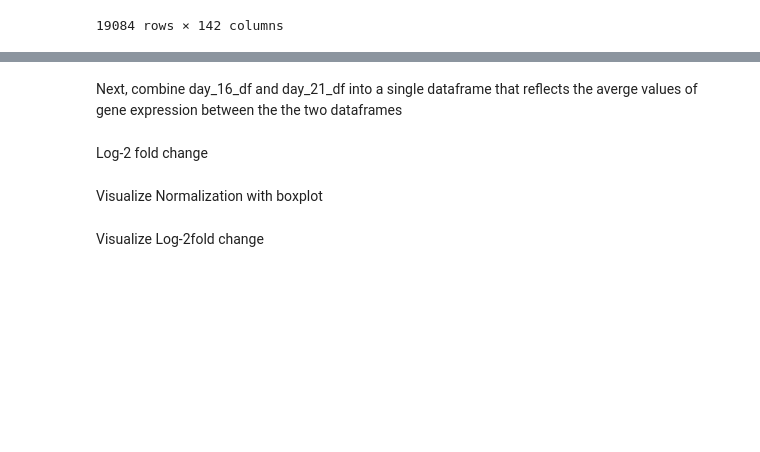
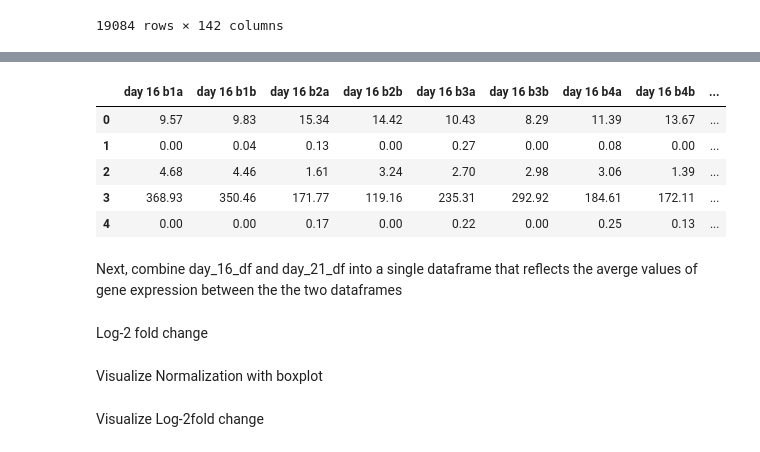
Before and after one commit to Daniela-q-m/Machine-Learning-Course-Projects, a Jupyter notebook: Final_Project_Neurotoxicity_Prediction/Neurotoxicity_Analysis_RNA_seq_ML.ipynb, the cells around one changed output, grey strips where cells are left out. Cells and saved outputs as stored; diff of their text form; code cells hidden in the pictures; blank space fills up the shorter version.

```diff
--- a/Final_Project_Neurotoxicity_Prediction/Neurotoxicity_Analysis_RNA_seq_ML.ipynb
+++ b/Final_Project_Neurotoxicity_Prediction/Neurotoxicity_Analysis_RNA_seq_ML.ipynb
@@ -63,0 +105,10 @@ day_16_df
+# %%
+pd.set_option('display.max_columns', None)
+avg_genes.head()
+# %% [output]
+|  | day 16 b1a | day 16 b1b | day 16 b2a | day 16 b2b | day 16 b3a | day 16 b3b | day 16 b4a | day 16 b4b | ... |
+| 0 | 9.57 | 9.83 | 15.34 | 14.42 | 10.43 | 8.29 | 11.39 | 13.67 | ... |
+| 1 | 0.00 | 0.04 | 0.13 | 0.00 | 0.27 | 0.00 | 0.08 | 0.00 | ... |
+| 2 | 4.68 | 4.46 | 1.61 | 3.24 | 2.70 | 2.98 | 3.06 | 1.39 | ... |
+| 3 | 368.93 | 350.46 | 171.77 | 119.16 | 235.31 | 292.92 | 184.61 | 172.11 | ... |
+| 4 | 0.00 | 0.00 | 0.17 | 0.00 | 0.22 | 0.00 | 0.25 | 0.13 | ... |
```
Also changed, not shown: parts of 7 cells of this notebook.
